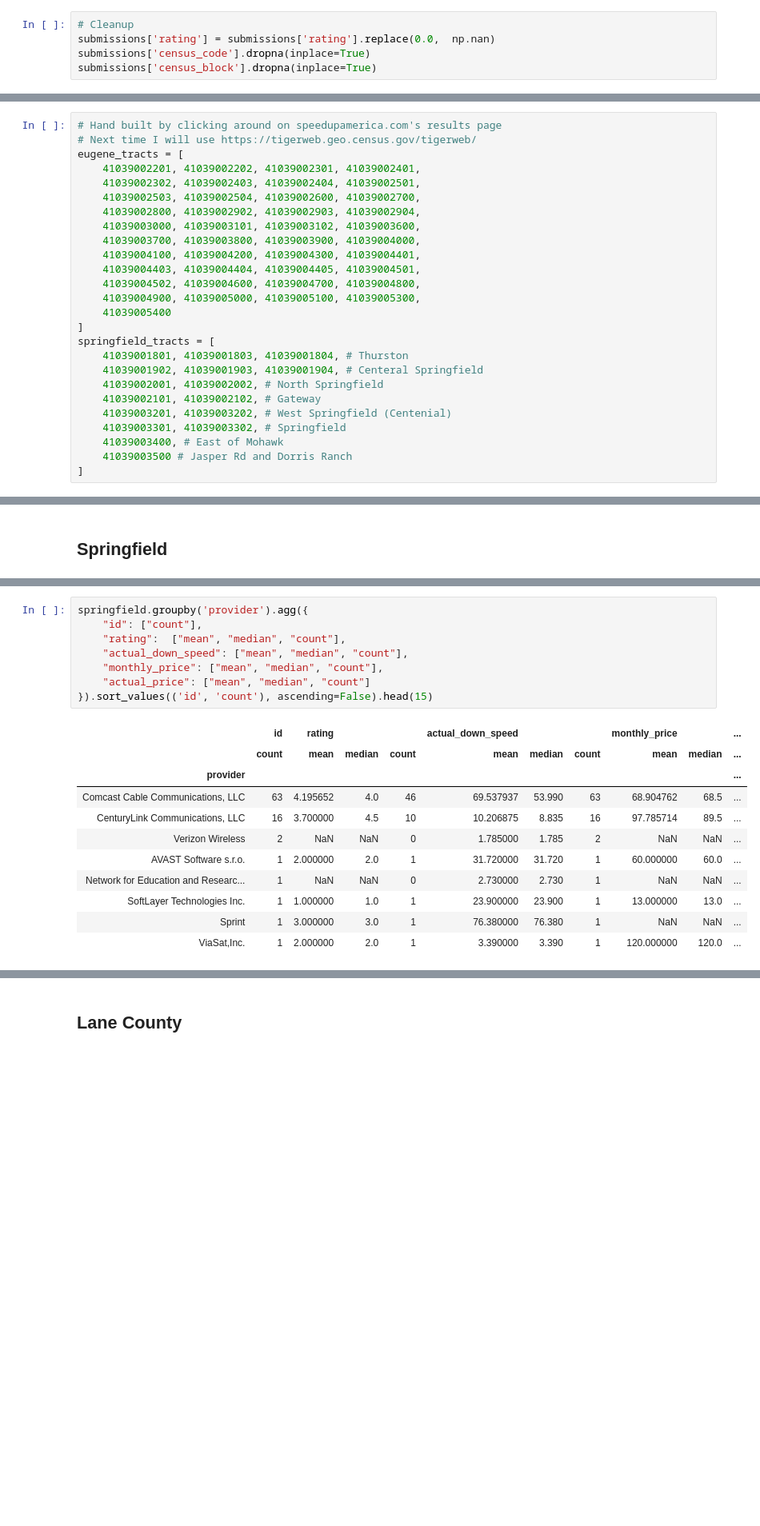
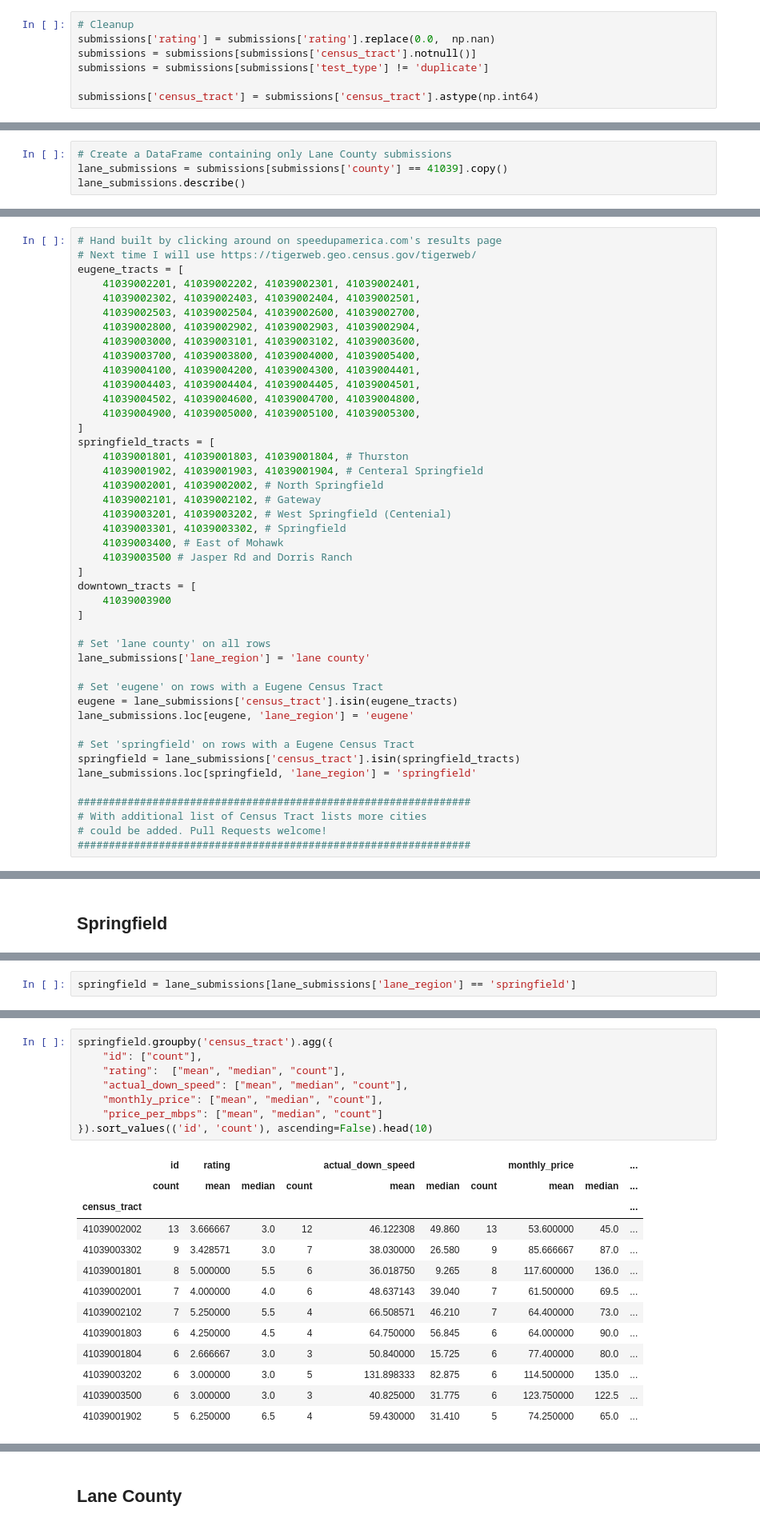
Before and after one commit to Hack4Eugene/SpeedUpAmerica, a Jupyter notebook: notebooks/Basic summary of Eugene Springfield and Lane County.ipynb, the cells around one changed output, grey strips where cells are left out. Shown at 80% size. Drawn from its saved outputs; the diff is of its cells as text; blank space fills up the shorter version.

```diff
--- a/notebooks/Basic summary of Eugene Springfield and Lane County.ipynb
+++ b/notebooks/Basic summary of Eugene Springfield and Lane County.ipynb
@@ -32,5 +30,7 @@ submissions.tail()
 # %%
 # Cleanup
 submissions['rating'] = submissions['rating'].replace(0.0,  np.nan)
-submissions['census_code'].dropna(inplace=True)
-submissions['census_block'].dropna(inplace=True)
+submissions = submissions[submissions['census_tract'].notnull()]
+submissions = submissions[submissions['test_type'] != 'duplicate']
+
+submissions['census_tract'] = submissions['census_tract'].astype(np.int64)
@@ -66,0 +37,4 @@ len(lane_tracts)
+# %%
+# Create a DataFrame containing only Lane County submissions
+lane_submissions = submissions[submissions['county'] == 41039].copy()
+lane_submissions.describe()
@@ -73,12 +70,11 @@ eugene_tracts = [
     41039002503, 41039002504, 41039002600, 41039002700,
     41039002800, 41039002902, 41039002903, 41039002904,
     41039003000, 41039003101, 41039003102, 41039003600,
-    41039003700, 41039003800, 41039003900, 41039004000,
+    41039003700, 41039003800, 41039004000, 41039005400,
     41039004100, 41039004200, 41039004300, 41039004401,
     41039004403, 41039004404, 41039004405, 41039004501,
     41039004502, 41039004600, 41039004700, 41039004800,
     41039004900, 41039005000, 41039005100, 41039005300,
-    41039005400
 ]
 springfield_tracts = [
     41039001801, 41039001803, 41039001804, # Thurston
@@ -90,3 +86,22 @@ springfield_tracts = [
     41039003400, # East of Mohawk
     41039003500 # Jasper Rd and Dorris Ranch
 ]
+downtown_tracts = [
+    41039003900
+]
+
+# Set 'lane county' on all rows
+lane_submissions['lane_region'] = 'lane county'
+
+# Set 'eugene' on rows with a Eugene Census Tract
+eugene = lane_submissions['census_tract'].isin(eugene_tracts)
+lane_submissions.loc[eugene, 'lane_region'] = 'eugene'
+
+# Set 'springfield' on rows with a Eugene Census Tract
+springfield = lane_submissions['census_tract'].isin(springfield_tracts)
+lane_submissions.loc[springfield, 'lane_region'] = 'springfield'
+
+###############################################################
+# With additional list of Census Tract lists more cities
+# could be added. Pull Requests welcome!
+###############################################################
@@ -179,0 +202,2 @@ springfield.describe()
+# %%
+springfield = lane_submissions[lane_submissions['lane_region'] == 'springfield']
@@ -180,20 +223,22 @@ springfield.describe()
 # %%
-springfield.groupby('provider').agg({
+springfield.groupby('census_tract').agg({
     "id": ["count"],
     "rating":  ["mean", "median", "count"],
     "actual_down_speed": ["mean", "median", "count"],
     "monthly_price": ["mean", "median", "count"],
-    "actual_price": ["mean", "median", "count"]
-}).sort_values(('id', 'count'), ascending=False).head(15)
+    "price_per_mbps": ["mean", "median", "count"]
+}).sort_values(('id', 'count'), ascending=False).head(10)
 # %% [output]
 |  | id | rating |  |  | actual_down_speed |  |  | monthly_price |  | ... |
 |  | count | mean | median | count | mean | median | count | mean | median | ... |
-| provider |  |  |  |  |  |  |  |  |  | ... |
-| Comcast Cable Communications, LLC | 63 | 4.195652 | 4.0 | 46 | 69.537937 | 53.990 | 63 | 68.904762 | 68.5 | ... |
-| CenturyLink Communications, LLC | 16 | 3.700000 | 4.5 | 10 | 10.206875 | 8.835 | 16 | 97.785714 | 89.5 | ... |
-| Verizon Wireless | 2 | NaN | NaN | 0 | 1.785000 | 1.785 | 2 | NaN | NaN | ... |
-| AVAST Software s.r.o. | 1 | 2.000000 | 2.0 | 1 | 31.720000 | 31.720 | 1 | 60.000000 | 60.0 | ... |
-| Network for Education and Researc... | 1 | NaN | NaN | 0 | 2.730000 | 2.730 | 1 | NaN | NaN | ... |
-| SoftLayer Technologies Inc. | 1 | 1.000000 | 1.0 | 1 | 23.900000 | 23.900 | 1 | 13.000000 | 13.0 | ... |
-| Sprint | 1 | 3.000000 | 3.0 | 1 | 76.380000 | 76.380 | 1 | NaN | NaN | ... |
-| ViaSat,Inc. | 1 | 2.000000 | 2.0 | 1 | 3.390000 | 3.390 | 1 | 120.000000 | 120.0 | ... |
+| census_tract |  |  |  |  |  |  |  |  |  | ... |
+| 41039002002 | 13 | 3.666667 | 3.0 | 12 | 46.122308 | 49.860 | 13 | 53.600000 | 45.0 | ... |
+| 41039003302 | 9 | 3.428571 | 3.0 | 7 | 38.030000 | 26.580 | 9 | 85.666667 | 87.0 | ... |
+| 41039001801 | 8 | 5.000000 | 5.5 | 6 | 36.018750 | 9.265 | 8 | 117.600000 | 136.0 | ... |
+| 41039002001 | 7 | 4.000000 | 4.0 | 6 | 48.637143 | 39.040 | 7 | 61.500000 | 69.5 | ... |
+| 41039002102 | 7 | 5.250000 | 5.5 | 4 | 66.508571 | 46.210 | 7 | 64.400000 | 73.0 | ... |
+| 41039001803 | 6 | 4.250000 | 4.5 | 4 | 64.750000 | 56.845 | 6 | 64.000000 | 90.0 | ... |
+| 41039001804 | 6 | 2.666667 | 3.0 | 3 | 50.840000 | 15.725 | 6 | 77.400000 | 80.0 | ... |
+| 41039003202 | 6 | 3.000000 | 3.0 | 5 | 131.898333 | 82.875 | 6 | 114.500000 | 135.0 | ... |
+| 41039003500 | 6 | 3.000000 | 3.0 | 3 | 40.825000 | 31.775 | 6 | 123.750000 | 122.5 | ... |
+| 41039001902 | 5 | 6.250000 | 6.5 | 4 | 59.430000 | 31.410 | 5 | 74.250000 | 65.0 | ... |
```
Also changed, not shown: parts of 23 cells of this notebook, 2 other files.
